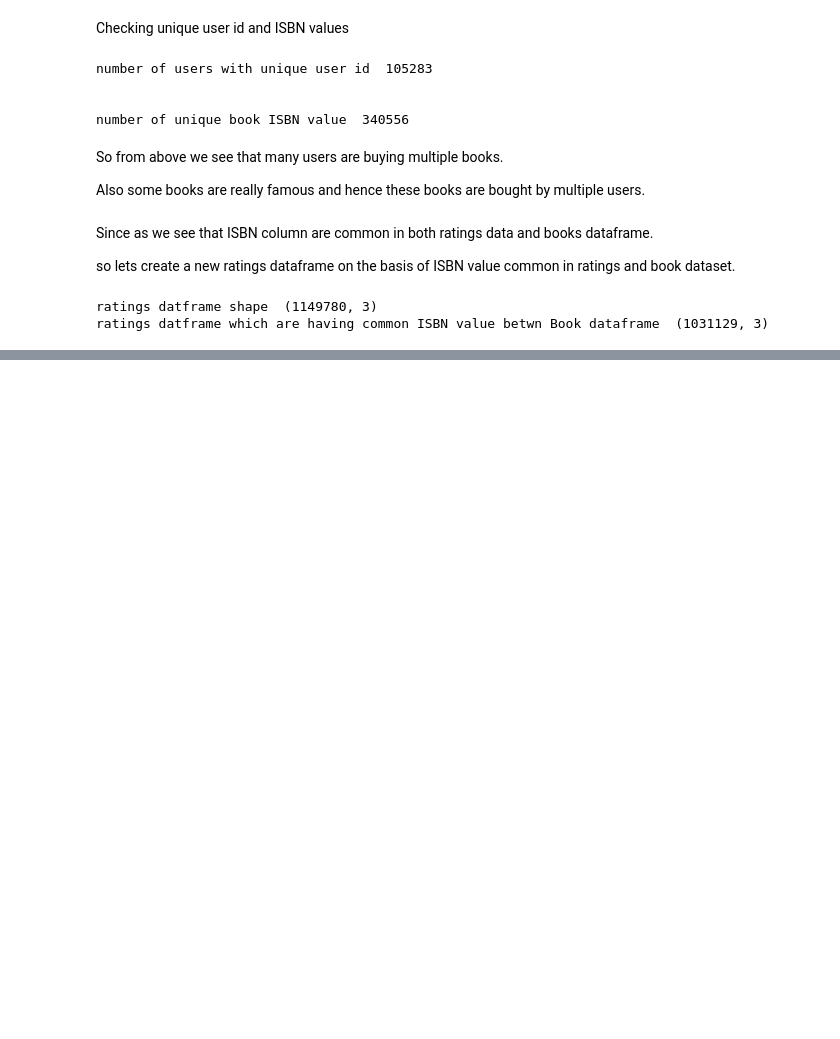
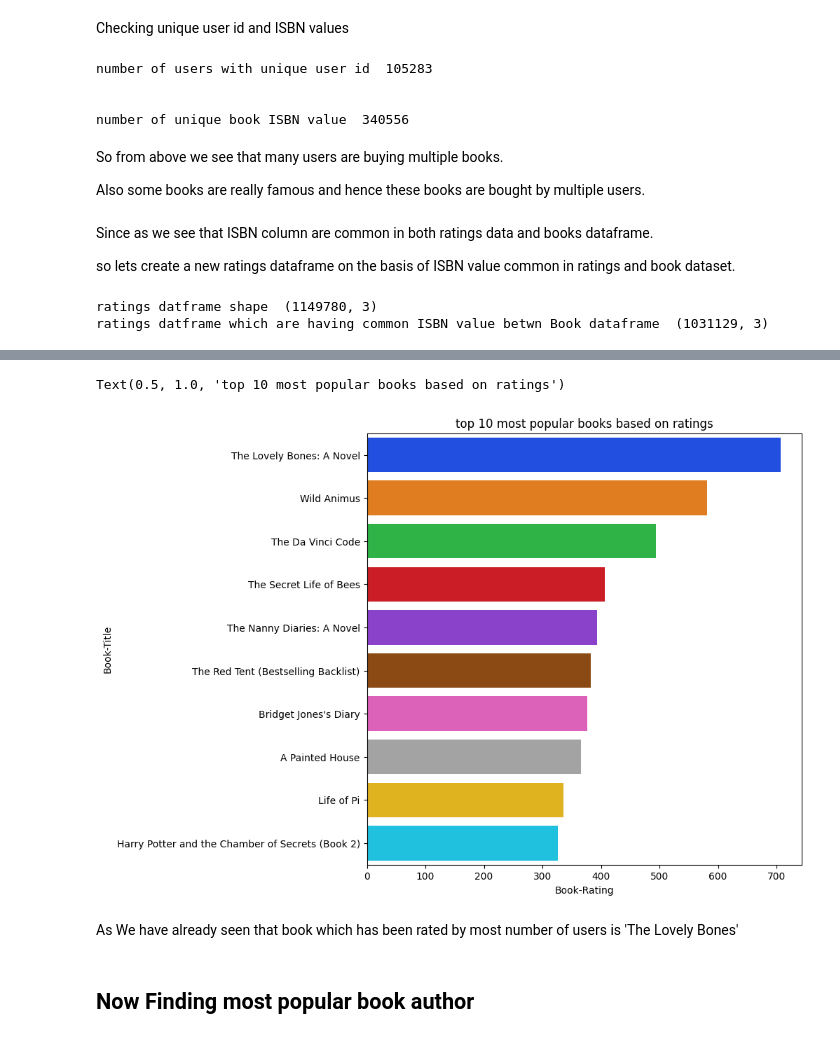
Before and after one commit to Suraj-7077/Unsupervised-ML-Book-Recommendation-system-Model, a Jupyter notebook: Unsupervised_ML_Capstone_Project_IV_.ipynb, the cells around one changed output, grey strips where cells are left out. Saved outputs shown, nothing was run; the diff lists cells and outputs as text; code cells hidden in the pictures; blank space fills up the shorter version.

```diff
--- a/Unsupervised_ML_Capstone_Project_IV_.ipynb
+++ b/Unsupervised_ML_Capstone_Project_IV_.ipynb
@@ -729,0 +936,14 @@ ratings datframe which are having common ISBN value betwn Book dataframe  (10311
+# %%
+# creating dataframe for book title and book ratings
+popular_books_df = final_df.groupby('Book-Title')['Book-Rating'].count().reset_index().sort_values(by='Book-Rating', ascending=False)[:10]
+
+plt.figure(figsize=(8,8))
+sns.barplot(data= popular_books_df, y= 'Book-Title', x= 'Book-Rating', palette = 'bright')
+plt.title('top 10 most popular books based on ratings')
+# %% [output]
+Text(0.5, 1.0, 'top 10 most popular books based on ratings')
+[figure, added]
+# %% [markdown]
+As We have already  seen that  book which has been rated by most number of users is  'The Lovely Bones'
+# %% [markdown]
+## Now Finding most popular book author
```
Also changed, not shown: parts of 38 cells of this notebook.
